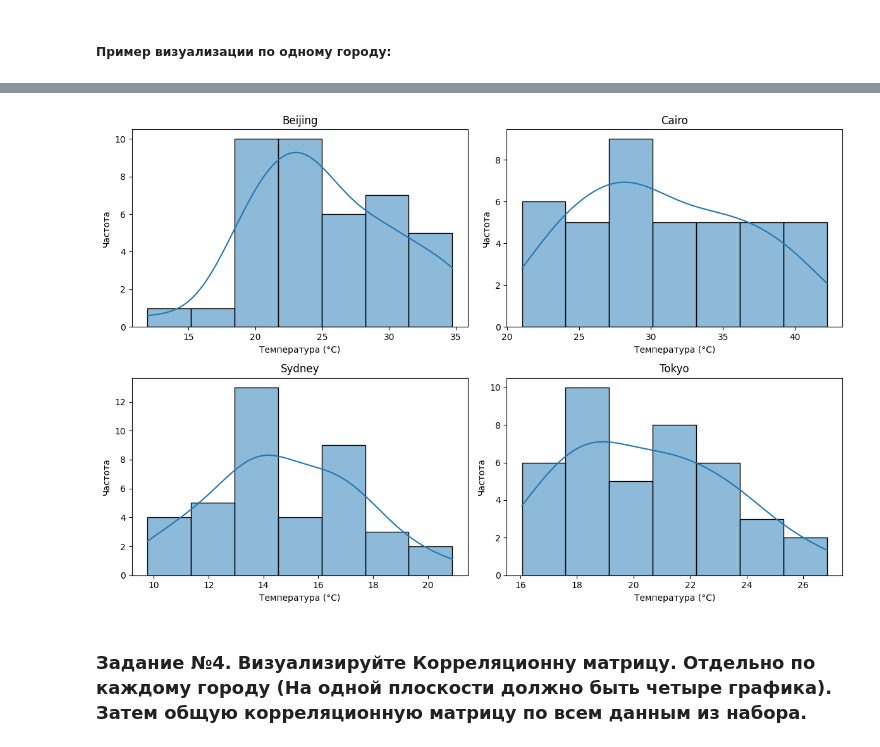
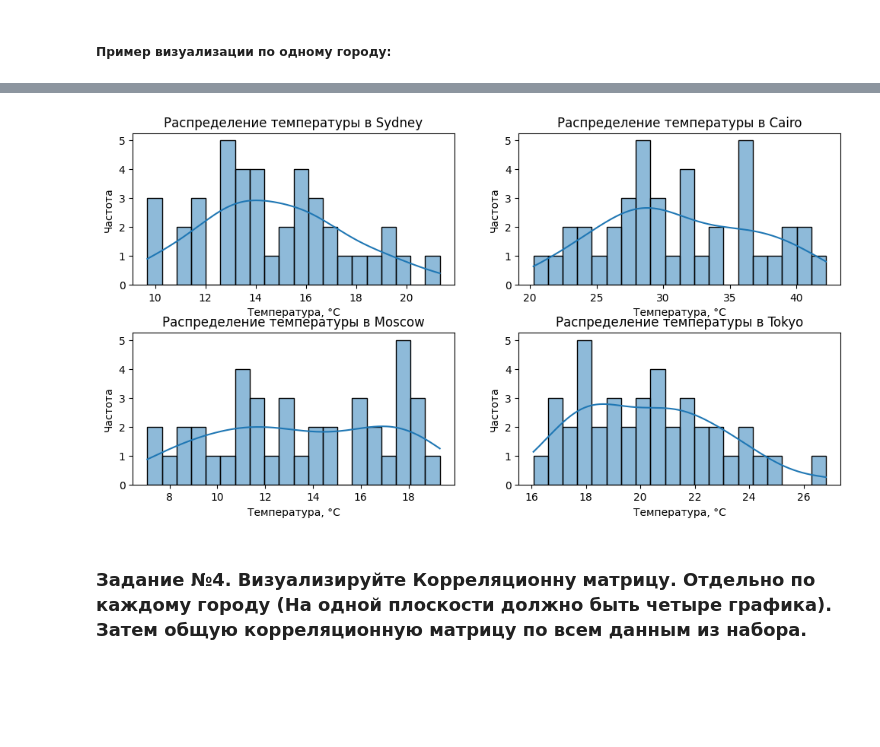
Before and after one commit to vadim13213/practice, a Jupyter notebook: 10. Визуализация, анализ и прогнозирование временных рядов/Практическая_работа_№10_Анализ_и_прогнозирование_временных_рядов.ipynb, the cells around one changed output, grey strips where cells are left out. Saved outputs shown, nothing was run; the diff lists cells and outputs as text; code cells hidden in the pictures; blank space fills up the shorter version.

```diff
--- a/10. Визуализация, анализ и прогнозирование временных рядов/Практическая_работа_№10_Анализ_и_прогнозирование_временных_рядов.ipynb
+++ b/10. Визуализация, анализ и прогнозирование временных рядов/Практическая_работа_№10_Анализ_и_прогнозирование_временных_рядов.ipynb
@@ -224,25 +240,22 @@ print("Стандартное отклонение температуры по
 ##### Пример визуализации по одному городу:
 # %% [markdown]
 ![image.png](embedded-picture-1)
-# %%
-import seaborn as sns
-import matplotlib.pyplot as plt
-
-grouped_data = weather_data.groupby('city')
-
-fig, axes = plt.subplots(nrows=2, ncols=2, figsize=(12, 8))
-fig.subplots_adjust(hspace=0.4, wspace=0.4)
-
-for ax, (city, data) in zip(axes.flatten(), grouped_data):
-    sns.histplot(data['temperature'], ax=ax, kde=True, edgecolor='black')
-    ax.set_title(city)
-    ax.set_xlabel('Температура (°C)')
-    ax.set_ylabel('Частота')
-
-plt.tight_layout()
-plt.show()
-# %% [output]
-[figure, removed]
+# %%
+import matplotlib.pyplot as plt
+import seaborn as sns
+
+plt.figure(figsize=(12, 6))
+for i, city in enumerate(weather_data['city'].unique()):
+    city_data = weather_data[weather_data['city'] == city]
+    plt.subplot(2,2,i+1)
+    sns.histplot(city_data['temp'], bins=20, kde=True)
+    plt.xlabel("Температура, °C")
+    plt.ylabel("Частота")
+    plt.title(f"Распределение температуры в {city}")
+plt.subplots_adjust(hspace=0.314)
+plt.show()
+# %% [output]
+[figure, added]
 # %% [markdown]
 ### Задание №4. Визуализируйте Корреляционну матрицу. Отдельно по каждому городу (На одной плоскости должно быть четыре графика). Затем общую корреляционную матрицу по всем данным из набора.
 # %% [markdown]
```
Also changed, not shown: parts of 19 cells of this notebook.
